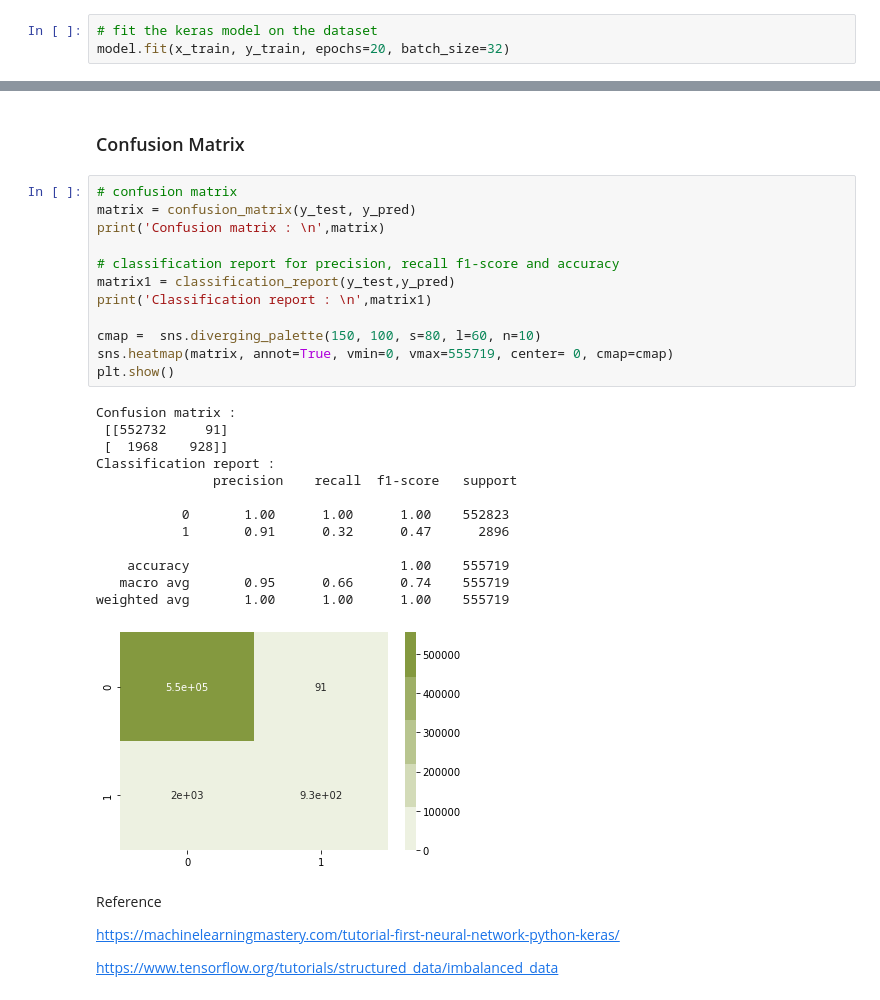
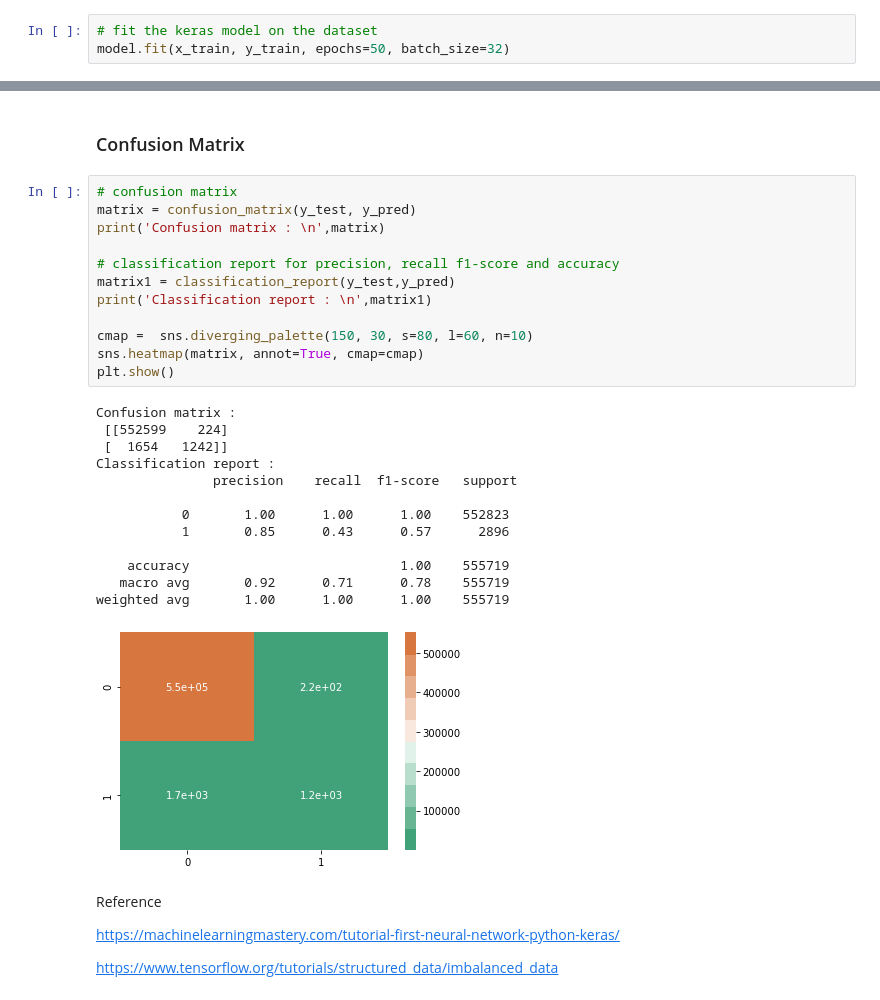
Before and after one commit to cwperks/eai6000_group5, a Jupyter notebook: week4/week4_neuralnetworks_venus.ipynb, the cells around one changed output, grey strips where cells are left out. Saved outputs shown, nothing was run; the diff lists cells and outputs as text.

```diff
--- a/week4/week4_neuralnetworks_venus.ipynb
+++ b/week4/week4_neuralnetworks_venus.ipynb
@@ -311,5 +309,5 @@ model.compile(loss='binary_crossentropy', optimizer='adam', metrics=['accuracy']
 - The number of epochs is the number of complete passes through the training dataset.
 # %%
 # fit the keras model on the dataset
-model.fit(x_train, y_train, epochs=20, batch_size=32)
+model.fit(x_train, y_train, epochs=50, batch_size=32)
 # %% [output]
@@ -383,29 +381,29 @@ ROC AUC :  0.66
 # %%
 # confusion matrix
 matrix = confusion_matrix(y_test, y_pred)
 print('Confusion matrix : \n',matrix)
 
 # classification report for precision, recall f1-score and accuracy
 matrix1 = classification_report(y_test,y_pred)
 print('Classification report : \n',matrix1)
 
-cmap =  sns.diverging_palette(150, 100, s=80, l=60, n=10)
-sns.heatmap(matrix, annot=True, vmin=0, vmax=555719, center= 0, cmap=cmap)
+cmap =  sns.diverging_palette(150, 30, s=80, l=60, n=10)
+sns.heatmap(matrix, annot=True, cmap=cmap)
 plt.show()
 # %% [output]
 Confusion matrix :
- [[552732     91]
- [  1968    928]]
+ [[552599    224]
+ [  1654   1242]]
 Classification report :
                precision    recall  f1-score   support
 
            0       1.00      1.00      1.00    552823
-           1       0.91      0.32      0.47      2896
+           1       0.85      0.43      0.57      2896
 
     accuracy                           1.00    555719
-   macro avg       0.95      0.66      0.74    555719
+   macro avg       0.92      0.71      0.78    555719
 weighted avg       1.00      1.00      1.00    555719
-[figure, old version]
+[figure, new version]
 # %% [markdown]
 Reference
 
```
Also changed, not shown: parts of 7 cells of this notebook.
